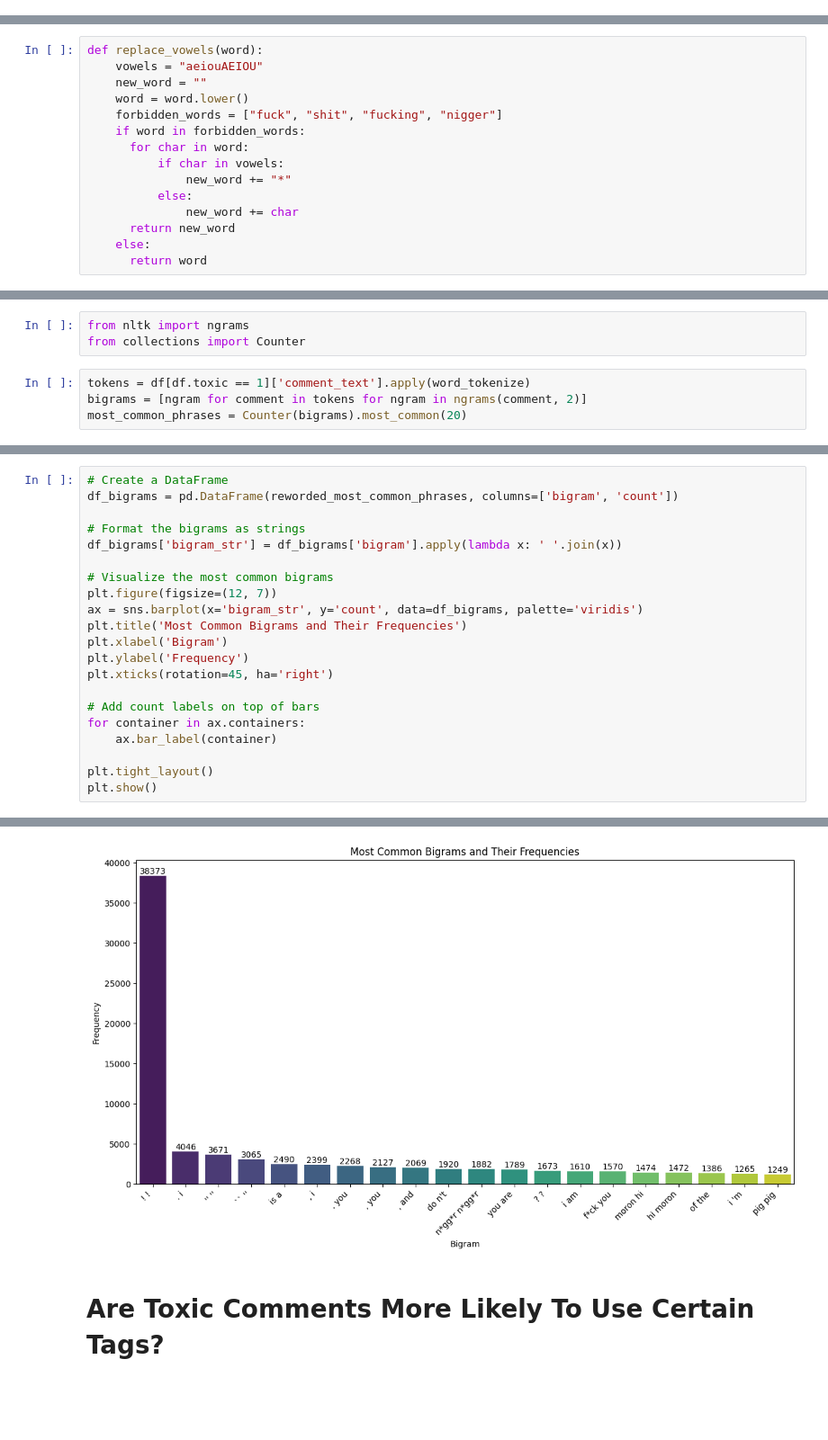
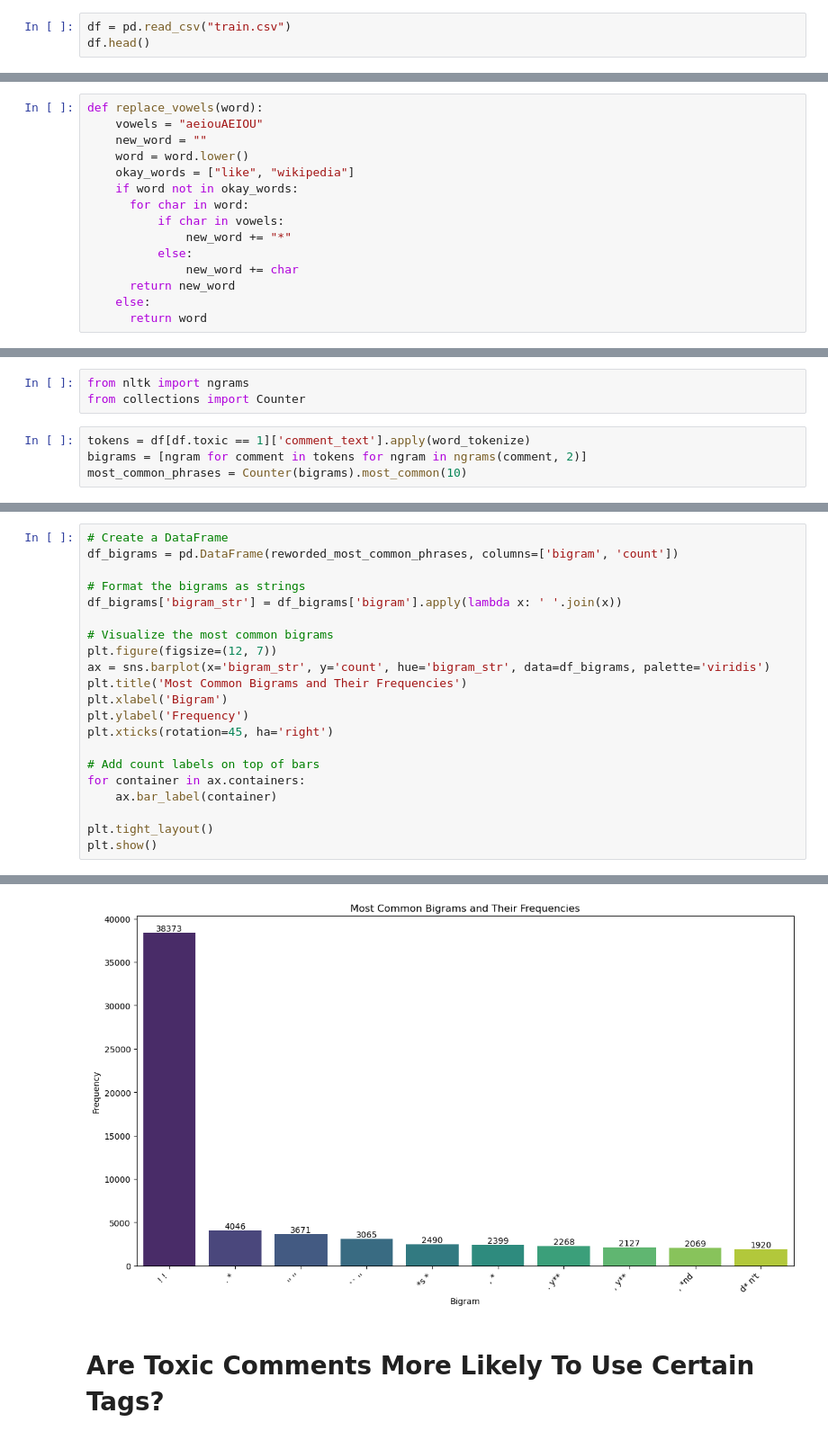
Before and after one commit to ylavinia/toxic_comment_classification, a Jupyter notebook: Toxic_Comments_Classification_Embeddings_UMAP_PCA_colab.ipynb, the cells around one changed output, grey strips where cells are left out. Shown at 90% size. Saved outputs shown, nothing was run; the diff lists cells and outputs as text; blank space fills up the shorter version.

```diff
--- a/Toxic_Comments_Classification_Embeddings_UMAP_PCA_colab.ipynb
+++ b/Toxic_Comments_Classification_Embeddings_UMAP_PCA_colab.ipynb
@@ -42,0 +8,3 @@ Mounted at /content/drive
+# %%
+df = pd.read_csv("train.csv")
+df.head()
@@ -120,8 +95,8 @@ def replace_vowels(word):
     vowels = "aeiouAEIOU"
     new_word = ""
     word = word.lower()
-    forbidden_words = ["fuck", "shit", "fucking", "nigger"]
-    if word in forbidden_words:
+    okay_words = ["like", "wikipedia"]
+    if word not in okay_words:
       for char in word:
           if char in vowels:
               new_word += "*"
@@ -168,7 +143,7 @@ from collections import Counter
 # %%
 tokens = df[df.toxic == 1]['comment_text'].apply(word_tokenize)
 bigrams = [ngram for comment in tokens for ngram in ngrams(comment, 2)]
-most_common_phrases = Counter(bigrams).most_common(20)
+most_common_phrases = Counter(bigrams).most_common(10)
 # %%
 reworded_most_common_phrases = []
 for bigram, count in most_common_phrases:
@@ -206,7 +171,7 @@ df_bigrams['bigram_str'] = df_bigrams['bigram'].apply(lambda x: ' '.join(x))
 
 # Visualize the most common bigrams
 plt.figure(figsize=(12, 7))
-ax = sns.barplot(x='bigram_str', y='count', data=df_bigrams, palette='viridis')
+ax = sns.barplot(x='bigram_str', y='count', hue='bigram_str', data=df_bigrams, palette='viridis')
 plt.title('Most Common Bigrams and Their Frequencies')
 plt.xlabel('Bigram')
 plt.ylabel('Frequency')
@@ -225,4 +187,4 @@ Passing `palette` without assigning `hue` is deprecated and will be removed in v
-[figure, old version]
+[figure, new version]
 # %% [markdown]
 # Are Toxic Comments More Likely To Use Certain Tags?
 # %%
```
Also changed, not shown: parts of 26 cells of this notebook.
